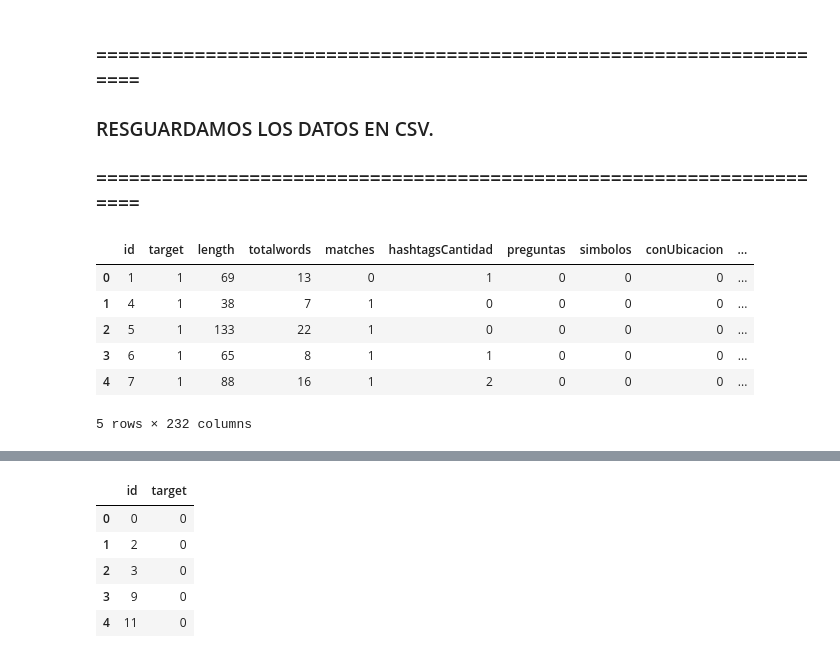
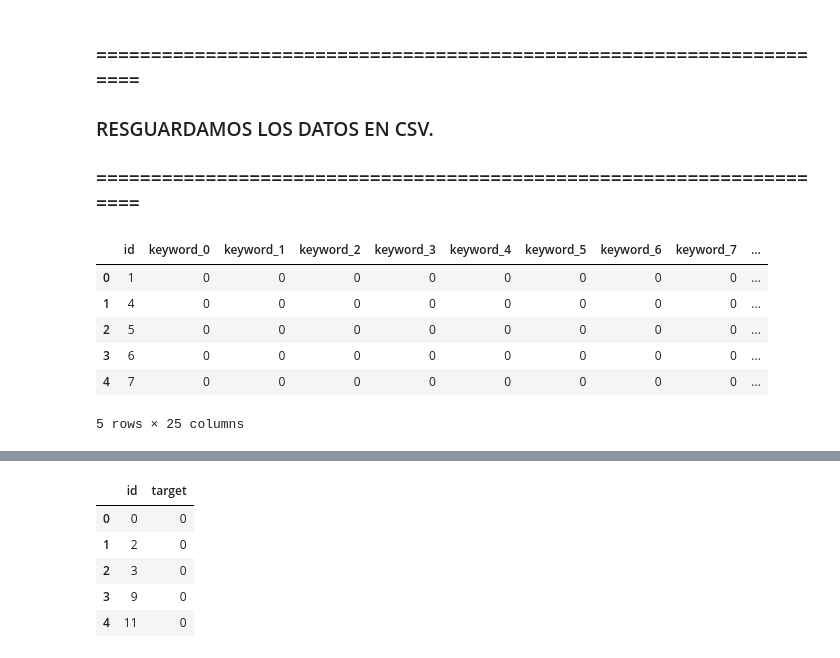
Before and after one commit to patopizzini/Organizacion_Datos_1C2020, a Jupyter notebook: TP2/TP2 PROCESAMIENTO.ipynb, the cells around one changed output, grey strips where cells are left out. Cells and saved outputs as stored; diff of their text form; code cells hidden in the pictures.

```diff
--- a/TP2/TP2 PROCESAMIENTO.ipynb
+++ b/TP2/TP2 PROCESAMIENTO.ipynb
@@ -141,0 +197,6 @@ original_test.loc[original_test['keyword'] != 'vacio', ['conKeyword']] = 1
+# %%
+#QUITAMOS LOS NÚMEROS.
+original_train['text'] = original_train['text'].str.replace('\d+', '')
+original_test['text'] = original_test['text'].str.replace('\d+', '')
+original_train['text'] = original_train['text'].str.replace('vacio', '')
+original_test['text'] = original_test['text'].str.replace('vacio', '')
@@ -141,0 +275,13 @@ original_test.loc[original_test['keyword'] != 'vacio', ['conKeyword']] = 1
+# %%
+#LONGITUD DEL TWEET Y CANTIDAD DE PALABRAS (TRAIN).
+original_train['length_SW'] = original_train['text'].str.len()
+original_train['totalwords_SW'] = original_train['text'].str.split().str.len()
+original_train['lenXword_SW'] = (original_train['length_SW'] / original_train['totalwords_SW'])
+original_train['stopWords'] = (original_train['totalwords'] - original_train['totalwords_SW']) + 1
+original_train['totalXsw'] = (original_train['totalwords_SW'] / original_train['stopWords'])
+#LONGITUD DEL TWEET Y CANTIDAD DE PALABRAS (TEST).
+original_test['length_SW'] = original_test['text'].str.len()
+original_test['totalwords_SW'] = original_test['text'].str.split().str.len()
+original_test['lenXword_SW'] = (original_test['length_SW'] / original_test['totalwords_SW'])
+original_test['stopWords'] = (original_test['totalwords'] - original_test['totalwords_SW']) + 1
+original_test['totalXsw'] = (original_test['totalwords_SW'] / original_test['stopWords'])
@@ -141,0 +292,4 @@ original_test.loc[original_test['keyword'] != 'vacio', ['conKeyword']] = 1
+# %%
+encoder = ce.BinaryEncoder(cols=['keyword'])
+original_train_ce = encoder.fit_transform(original_train)
+original_train_ce.info()
@@ -151,27 +350,27 @@ original_test.drop('keyword', 1, inplace = True)
 # %%
 #ELIMINAMOS LAS COLUMNAS QUE NO SON NUMÉRICAS (TRAIN).
-original_train.drop('text', 1, inplace = True)
-original_train.drop('words', 1, inplace = True)
-original_train.drop('location', 1, inplace = True)
-original_train.drop('hashtags', 1, inplace = True)
+original_train_ce.drop('text', 1, inplace = True)
+original_train_ce.drop('words', 1, inplace = True)
+original_train_ce.drop('location', 1, inplace = True)
+original_train_ce.drop('hashtags', 1, inplace = True)
 #ELIMINAMOS LAS COLUMNAS QUE NO SON NUMÉRICAS (TEST).
-original_test.drop('text', 1, inplace = True)
-original_test.drop('words', 1, inplace = True)
-original_test.drop('location', 1, inplace = True)
-original_test.drop('hashtags', 1, inplace = True)
+original_test_ce.drop('text', 1, inplace = True)
+original_test_ce.drop('words', 1, inplace = True)
+original_test_ce.drop('location', 1, inplace = True)
+original_test_ce.drop('hashtags', 1, inplace = True)
 # %% [markdown]
 ### =====================================================================
 ### RESGUARDAMOS LOS DATOS EN CSV.
 ### =====================================================================
 # %%
 #Vemos la estructura del dataframe TRAIN.
-original_train.head()
+original_train_ce.head()
 # %% [output]
-|  | id | target | length | totalwords | matches | hashtagsCantidad | preguntas | simbolos | conUbicacion | ... |
-| 0 | 1 | 1 | 69 | 13 | 0 | 1 | 0 | 0 | 0 | ... |
-| 1 | 4 | 1 | 38 | 7 | 1 | 0 | 0 | 0 | 0 | ... |
-| 2 | 5 | 1 | 133 | 22 | 1 | 0 | 0 | 0 | 0 | ... |
-| 3 | 6 | 1 | 65 | 8 | 1 | 1 | 0 | 0 | 0 | ... |
-| 4 | 7 | 1 | 88 | 16 | 1 | 2 | 0 | 0 | 0 | ... |
+|  | id | keyword_0 | keyword_1 | keyword_2 | keyword_3 | keyword_4 | keyword_5 | keyword_6 | keyword_7 | ... |
+| 0 | 1 | 0 | 0 | 0 | 0 | 0 | 0 | 0 | 0 | ... |
+| 1 | 4 | 0 | 0 | 0 | 0 | 0 | 0 | 0 | 0 | ... |
+| 2 | 5 | 0 | 0 | 0 | 0 | 0 | 0 | 0 | 0 | ... |
+| 3 | 6 | 0 | 0 | 0 | 0 | 0 | 0 | 0 | 0 | ... |
+| 4 | 7 | 0 | 0 | 0 | 0 | 0 | 0 | 0 | 0 | ... |
-5 rows × 232 columns
+5 rows × 25 columns
 # %%
```
Also changed, not shown: parts of 25 cells of this notebook, 1 other file.
